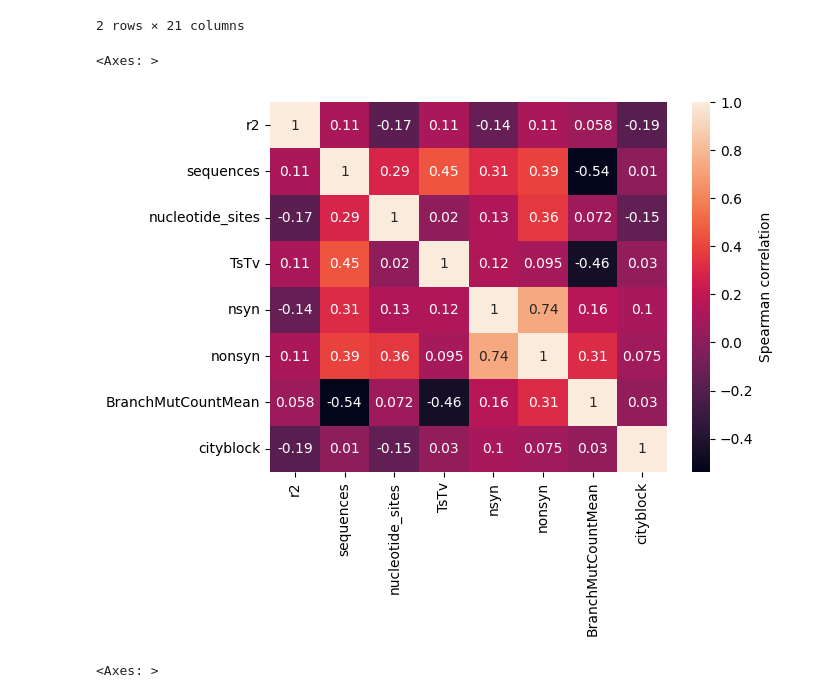
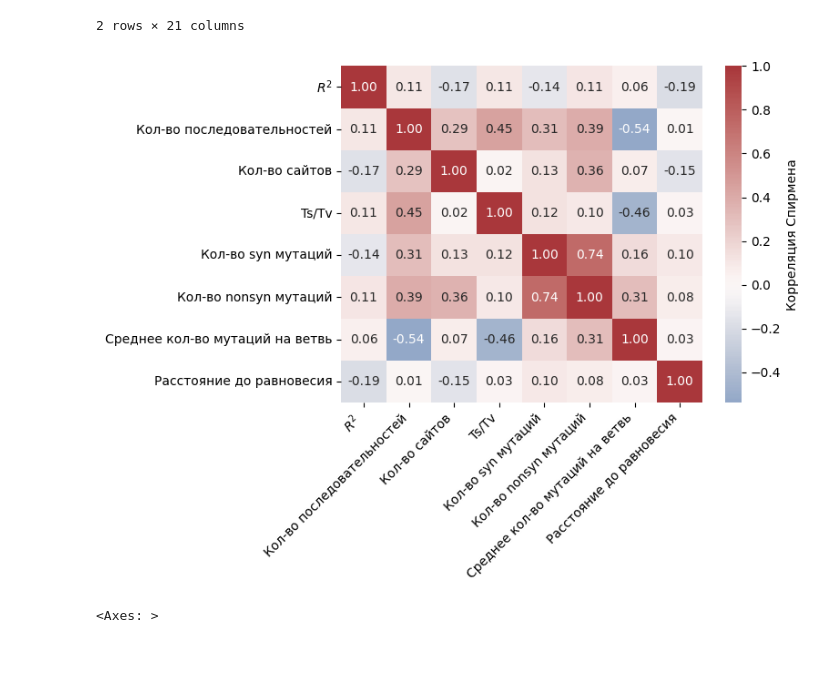
Before and after one commit to mitoclub/RNAViralMutSpec, a Jupyter notebook: 2other_viruses/3.2model_fit_quality.ipynb, the cells around one changed output. Saved outputs shown, nothing was run; the diff lists cells and outputs as text; code cells hidden in the pictures; blank space fills up the shorter version.

Commit message:
ru images

```diff
--- a/2other_viruses/3.2model_fit_quality.ipynb
+++ b/2other_viruses/3.2model_fit_quality.ipynb
@@ -178,17 +178,23 @@ d_to_eq = pd.read_csv('./data/distance_to_eq.csv', index_col=0)
 # %%
 _ = vir_fit.query('model == "neutral"').merge(vir_info.iloc[:, -7:], how='left', on='virusname')
 _['nonsyn'] = _['n[syn+nonsyn]'] - _['nsyn']
 _ = _.merge(branch_mut_cnt.groupby(['Type', 'virusname']).BranchMutCount.mean()\
             .rename('BranchMutCountMean').reset_index(), how='left')
 _ = _.merge(d_to_eq, how='left', on=['virusname'])
 
 df_corr = _[[ 'r2', 'sequences', 'nucleotide_sites',
              'TsTv', 'nsyn', 'nonsyn', 'BranchMutCountMean', 'cityblock',
              ]].corr('spearman')
-sns.heatmap(df_corr, annot=True, cbar_kws={'label': 'Spearman correlation'})
+ax = sns.heatmap(df_corr, annot=True,
+            cbar_kws={'label': 'Корреляция Спирмена'}, fmt='.2f', cmap='vlag', center=0)
+
+xxx = ['$R^2$', 'Кол-во последовательностей', 'Кол-во сайтов',
+             'Ts/Tv', 'Кол-во syn мутаций', 'Кол-во nonsyn мутаций',
+             'Среднее кол-во мутаций на ветвь', 'Расстояние до равновесия']
+ax.set_xticklabels(xxx, rotation=45, ha='right')
+ax.set_yticklabels(xxx);
 # %% [output]
-<Axes: >
-[figure, old version]
+[figure, new version]
 # %%
 df_corr = _[[ 'r2', 'sequences', 'nucleotide_sites', 'TsTv',
              'nsyn', 'nonsyn', 'BranchMutCountMean', 'cityblock']]\
```
Also changed, not shown: parts of 1 cell of this notebook, 2 other files.
